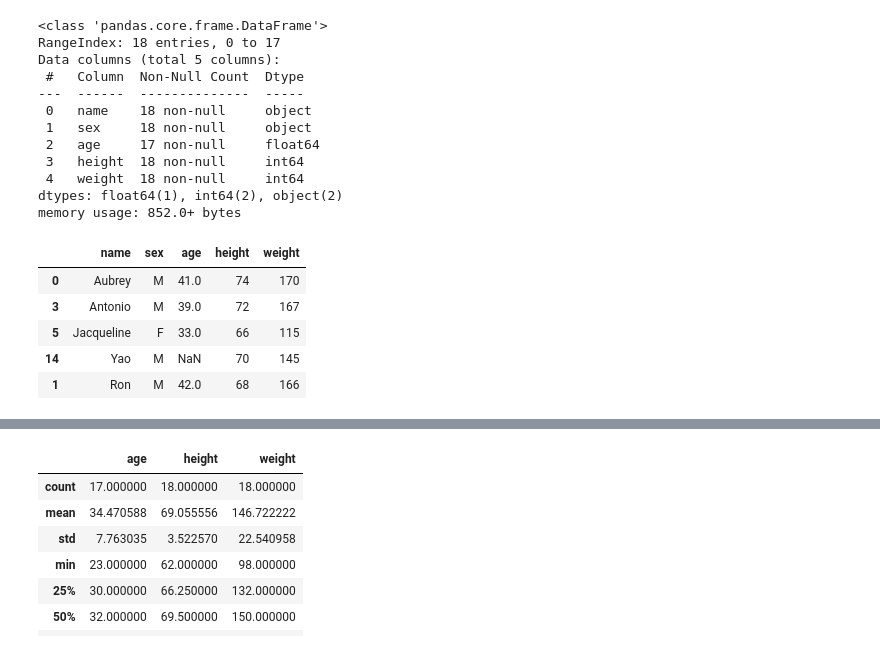
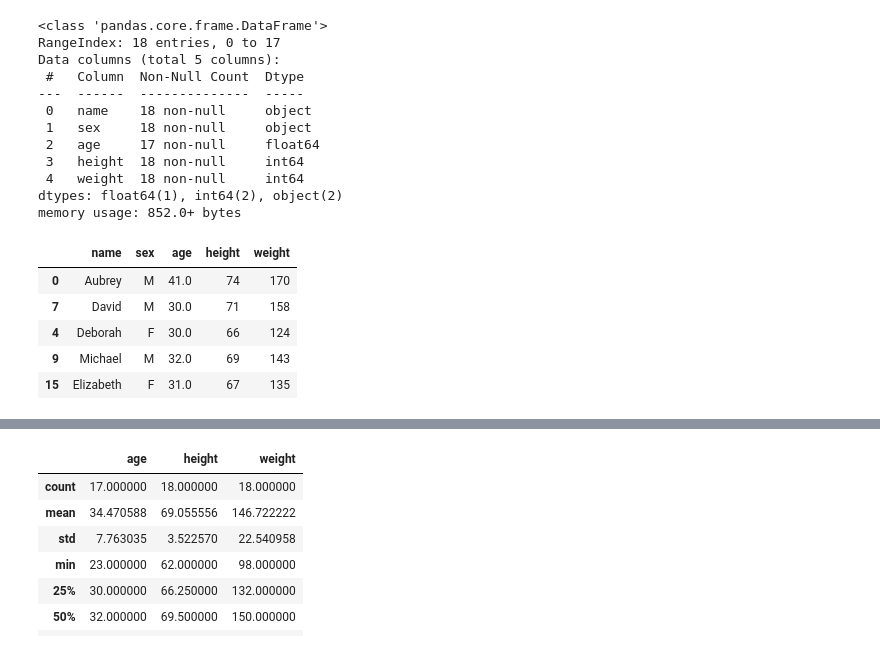
Before and after one commit to suraj4502/DS-Material, a Jupyter notebook: Pandas_3-5.ipynb, the cells around one changed output, grey strips where cells are left out. Saved outputs shown, nothing was run; the diff lists cells and outputs as text; code cells hidden in the pictures.

```diff
--- a/Pandas_3-5.ipynb
+++ b/Pandas_3-5.ipynb
@@ -29,13 +22,13 @@ Data columns (total 5 columns):
 dtypes: float64(1), int64(2), object(2)
 memory usage: 852.0+ bytes
 # %%
-df.head(2)
-df.tail(5)
-df.sample(5)
+df1.head(5)
+df1.tail(5)
+df1.sample(5)
 # %% [output]
 |  | name | sex | age | height | weight |
 | 0 | Aubrey | M | 41.0 | 74 | 170 |
-| 3 | Antonio | M | 39.0 | 72 | 167 |
-| 5 | Jacqueline | F | 33.0 | 66 | 115 |
-| 14 | Yao | M | NaN | 70 | 145 |
-| 1 | Ron | M | 42.0 | 68 | 166 |
+| 7 | David | M | 30.0 | 71 | 158 |
+| 4 | Deborah | F | 30.0 | 66 | 124 |
+| 9 | Michael | M | 32.0 | 69 | 143 |
+| 15 | Elizabeth | F | 31.0 | 67 | 135 |
```
Also changed, not shown: parts of 59 cells of this notebook.
